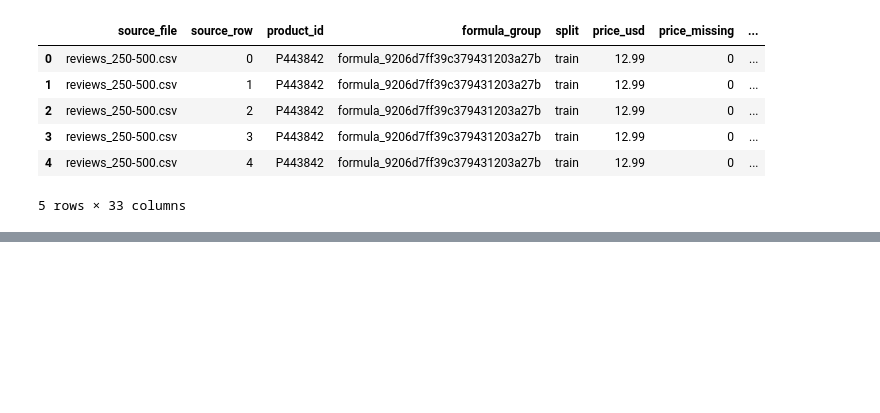
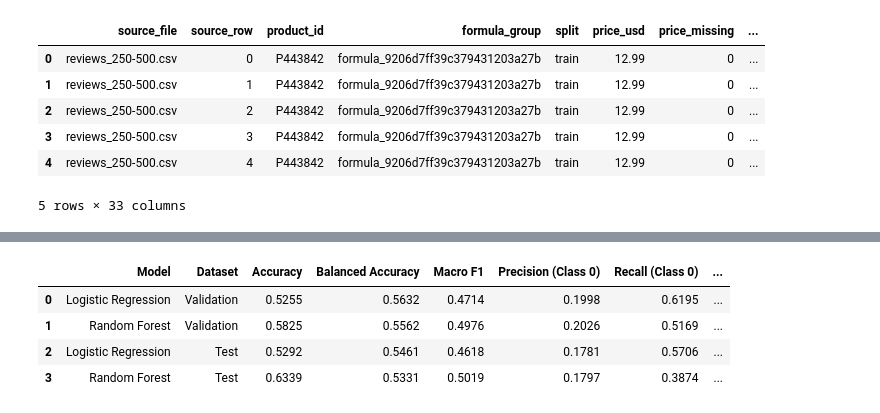
Before and after one commit to mrdleon/ProjectDS_KelompokDimanaKetuanyaGrace, a Jupyter notebook: ProjectAkhir_DS/Proyek_Akhir_DS.ipynb, the cells around one changed output, grey strips where cells are left out. Drawn from its saved outputs; the diff is of its cells as text; code cells hidden in the pictures; blank space fills up the shorter version.

Commit message:
feat: complete modelling, evaluation, and business conclusion for final submission

```diff
--- a/ProjectAkhir_DS/Proyek_Akhir_DS.ipynb
+++ b/ProjectAkhir_DS/Proyek_Akhir_DS.ipynb
@@ -172,7 +178,7 @@ manifest = {'prepared_for': 'Milestone 30 Oktober 2026', 'source_url': 'https://
 integrity_rows = []
 for entry in manifest['files']:
     path = SOURCE_DIR / entry['included_file']
-    actual_hash = sha256(path)
+    actual_hash = sha256(path, expected=entry['included_sha256'])
     assert actual_hash == entry['included_sha256'], f'Isi sumber berubah: {path.name}. Periksa perubahan data sebelum melanjutkan.'
     integrity_rows.append({
         'sumber_asli': entry['original_file'], 'berkas_repository': entry['included_file'],
@@ -180,7 +186,6 @@ for entry in manifest['files']:
     })
 source_audit = pd.DataFrame(integrity_rows)
 show_table(source_audit)
-
 products_raw = pd.read_csv(SOURCE_DIR / 'product_info.csv', dtype={'product_id': 'string'}, low_memory=False)
 review_parts = []
 loaded_originals = []
@@ -208,7 +213,6 @@ print(f'Ulasan: {len(reviews_raw):,} baris dari {len(loaded_originals)}/5 bagian
 print('Bagian belum tersedia:', ', '.join(missing_files) if missing_files else 'tidak ada')
 display(products_raw[['product_id', 'product_name', 'brand_name', 'primary_category', 'price_usd']].head())
 display(reviews_raw.head())
-
 # Metadata sumber dicatat langsung di notebook agar tidak memerlukan berkas lain.
 source_metadata = {'title': 'Sephora Products and Skincare Reviews', 'creator': 'Nady Inky', 'owner_slug': 'nadyinky', 'source_url': 'https://www.kaggle.com/datasets/nadyinky/sephora-products-and-skincare-reviews', 'api_url': 'https://www.kaggle.com/api/v1/datasets/view/nadyinky/sephora-products-and-skincare-reviews', 'license_name': 'Attribution 4.0 International (CC BY 4.0)', 'license_url': 'https://creativecommons.org/licenses/by/4.0/', 'metadata_version': 2, 'metadata_last_updated': '2023-08-02T14:29:21.003Z', 'metadata_access_date': '2026-10-30', 'collection_period_publisher': 'March 2023', 'version_note': 'Versi metadata diperiksa melalui API publik; versi CSV lampiran tidak diasumsikan sama tanpa manifest penerbit.', 'publisher_summary': 'Data card penerbit menjelaskan katalog produk toko daring Sephora dan ulasan kategori Skincare. Data dikumpulkan dengan scraper Python pada Maret 2023. Katalog memuat nama, merek, harga, komposisi, kategori, dan atribut produk. Tabel ulasan memuat penilaian, keputusan rekomendasi, serta atribut yang dilaporkan penulis. Proyek hanya menggunakan proyeksi atribut yang relevan tanpa identitas penulis atau teks ulasan.'}
 display(pd.DataFrame([{'sumber': source_metadata['title'], 'penerbit': source_metadata['creator'], 'lisensi': source_metadata['license_name'], 'tanggal_verifikasi_metadata': source_metadata['metadata_access_date']}]))
@@ -1063,0 +1147,78 @@ Sebelum pengumpulan tautan, cocokkan algoritma dengan materi praktikum serta cat
+# %%
+import numpy as np
+import pandas as pd
+from sklearn.metrics import (
+    accuracy_score,
+    balanced_accuracy_score,
+    precision_score,
+    recall_score,
+    f1_score,
+    roc_auc_score,
+    average_precision_score,
+    classification_report
+)
+
+print("=" * 70)
+print("CELL KODE 3: METRIK EVALUASI KOMPREHENSIF (VALIDATION & TEST SET)")
+print("=" * 70)
+
+# Prediksi akhir pada data test untuk kedua model
+y_pred_test_lr = lr_model.predict(X_matrices['test'])
+y_proba_test_lr = lr_model.predict_proba(X_matrices['test'])[:, 1]
+
+y_pred_test_rf = rf_model.predict(X_matrices['test'])
+y_proba_test_rf = rf_model.predict_proba(X_matrices['test'])[:, 1]
+
+# Fungsi helper untuk menghitung metrik lengkap
+def compute_metrics(y_true, y_pred, y_proba, model_name, split_name, train_time):
+    return {
+        'Model': model_name,
+        'Dataset': split_name,
+        'Accuracy': accuracy_score(y_true, y_pred),
+        'Balanced Accuracy': balanced_accuracy_score(y_true, y_pred),
+        'Macro F1': f1_score(y_true, y_pred, average='macro'),
+        'Weighted F1': f1_score(y_true, y_pred, average='weighted'),
+        'Precision (Macro)': precision_score(y_true, y_pred, average='macro'),
+        'Recall (Macro)': recall_score(y_true, y_pred, average='macro'),
+        'Precision (Class 0)': precision_score(y_true, y_pred, pos_label=0),
+        'Recall (Class 0)': recall_score(y_true, y_pred, pos_label=0),
+        'Precision (Class 1)': precision_score(y_true, y_pred, pos_label=1),
+        'Recall (Class 1)': recall_score(y_true, y_pred, pos_label=1),
+        'ROC-AUC': roc_auc_score(y_true, y_proba),
+        'PR-AUC': average_precision_score(y_true, y_proba),
+        'Train Time (s)': round(train_time, 2)
+    }
+
+# Kompilasi hasil evaluasi
+evaluation_results = [
+    compute_metrics(y_arrays['validation'], y_pred_val_lr, y_proba_val_lr, 'Logistic Regression', 'Validation', lr_train_time),
+    compute_metrics(y_arrays['validation'], y_pred_val_rf, y_proba_val_rf, 'Random Forest', 'Validation', rf_train_time),
+    compute_metrics(y_arrays['test'], y_pred_test_lr, y_proba_test_lr, 'Logistic Regression', 'Test', lr_train_time),
+    compute_metrics(y_arrays['test'], y_pred_test_rf, y_proba_test_rf, 'Random Forest', 'Test', rf_train_time)
+]
+
+comparison_df = pd.DataFrame(evaluation_results)
+
+# Tampilkan tabel perbandingan metrik utama
+summary_columns = ['Model', 'Dataset', 'Accuracy', 'Balanced Accuracy', 'Macro F1', 'Precision (Class 0)', 'Recall (Class 0)', 'Precision (Class 1)', 'Recall (Class 1)', 'ROC-AUC', 'PR-AUC', 'Train Time (s)']
+display(comparison_df[summary_columns].round(4))
+
+# Cetak Classification Report Lengkap
+print("\n" + "=" * 70)
+print("CLASSIFICATION REPORT - DATA VALIDATION")
+print("=" * 70)
+print("\n[Logistic Regression - Validation]")
+print(classification_report(y_arrays['validation'], y_pred_val_lr, target_names=['Tidak Rekomendasi (0)', 'Rekomendasi (1)'], digits=4))
+
+print("\n[Random Forest - Validation]")
+print(classification_report(y_arrays['validation'], y_pred_val_rf, target_names=['Tidak Rekomendasi (0)', 'Rekomendasi (1)'], digits=4))
+
+print("\n" + "=" * 70)
+print("CLASSIFICATION REPORT - DATA TEST (FINAL GENERALIZATION)")
+print("=" * 70)
+print("\n[Logistic Regression - Test]")
+print(classification_report(y_arrays['test'], y_pred_test_lr, target_names=['Tidak Rekomendasi (0)', 'Rekomendasi (1)'], digits=4))
+
+print("\n[Random Forest - Test]")
+print(classification_report(y_arrays['test'], y_pred_test_rf, target_names=['Tidak Rekomendasi (0)', 'Rekomendasi (1)'], digits=4))
+# %% [output]
@@ -1063,0 +1228,5 @@ Sebelum pengumpulan tautan, cocokkan algoritma dengan materi praktikum serta cat
+|  | Model | Dataset | Accuracy | Balanced Accuracy | Macro F1 | Precision (Class 0) | Recall (Class 0) | ... |
+| 0 | Logistic Regression | Validation | 0.5255 | 0.5632 | 0.4714 | 0.1998 | 0.6195 | ... |
+| 1 | Random Forest | Validation | 0.5825 | 0.5562 | 0.4976 | 0.2026 | 0.5169 | ... |
+| 2 | Logistic Regression | Test | 0.5292 | 0.5461 | 0.4618 | 0.1781 | 0.5706 | ... |
+| 3 | Random Forest | Test | 0.6339 | 0.5331 | 0.5019 | 0.1797 | 0.3874 | ... |
```
Also changed, not shown: parts of 20 cells of this notebook, 1 other file.
